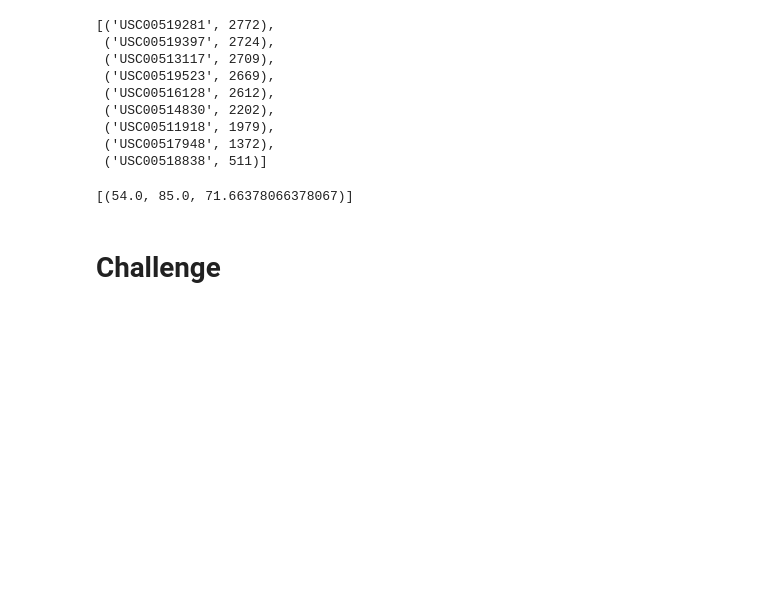
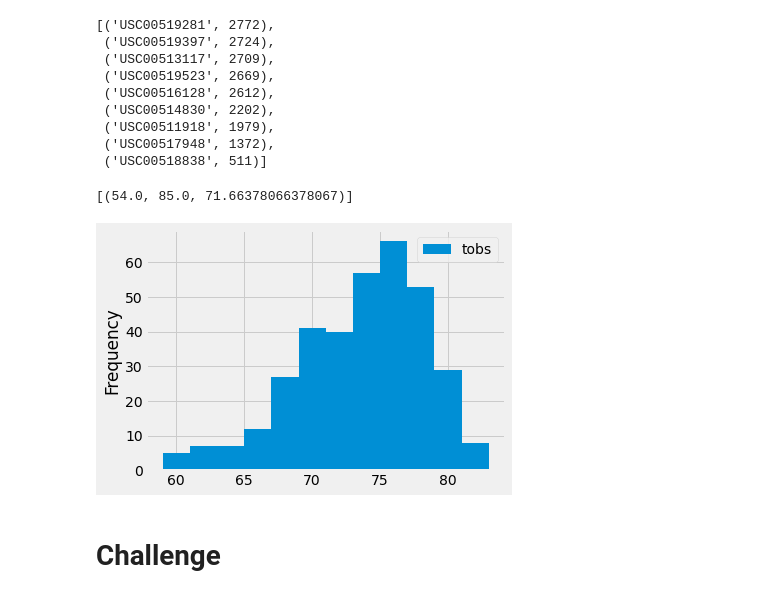
Before and after one commit to ashleyu95/surfs_up, a Jupyter notebook: climate_analysis.ipynb, the cells around one changed output. Cells and saved outputs as stored; diff of their text form; code cells hidden in the pictures; blank space fills up the shorter version.

```diff
--- a/climate_analysis.ipynb
+++ b/climate_analysis.ipynb
@@ -99,9 +99,14 @@ filter(Measurement.station == 'USC00519281').all()
 # %%
 # Choose the station with the highest number of temperature observations.
 # Query the last 12 months of temperature observation data for this station and plot the results as a histogram
 results = session.query(Measurement.tobs).\
 filter(Measurement.station == 'USC00519281').\
 filter(Measurement.date >= prev_year).all()
+df = pd.DataFrame(results, columns=['tobs'])
+df.plot.hist(bins=12)
+plt.tight_layout()
+# %% [output]
+[figure, added]
 # %%
 # Write a function called `calc_temps` that will accept start date and end date in the format '%Y-%m-%d'
 # and return the minimum, average, and maximum temperatures for that range of dates
```
Also changed, not shown: 1 other file.
